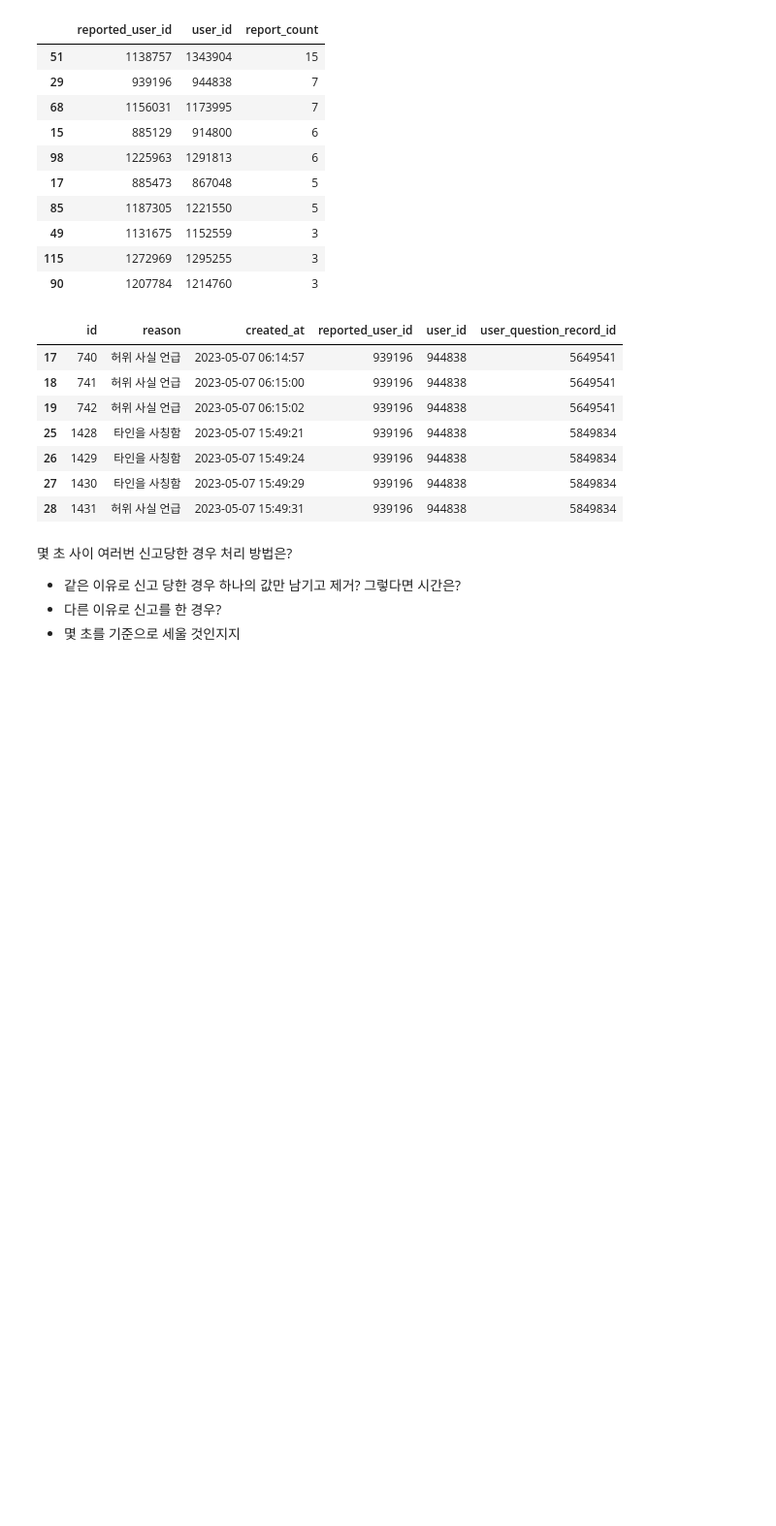
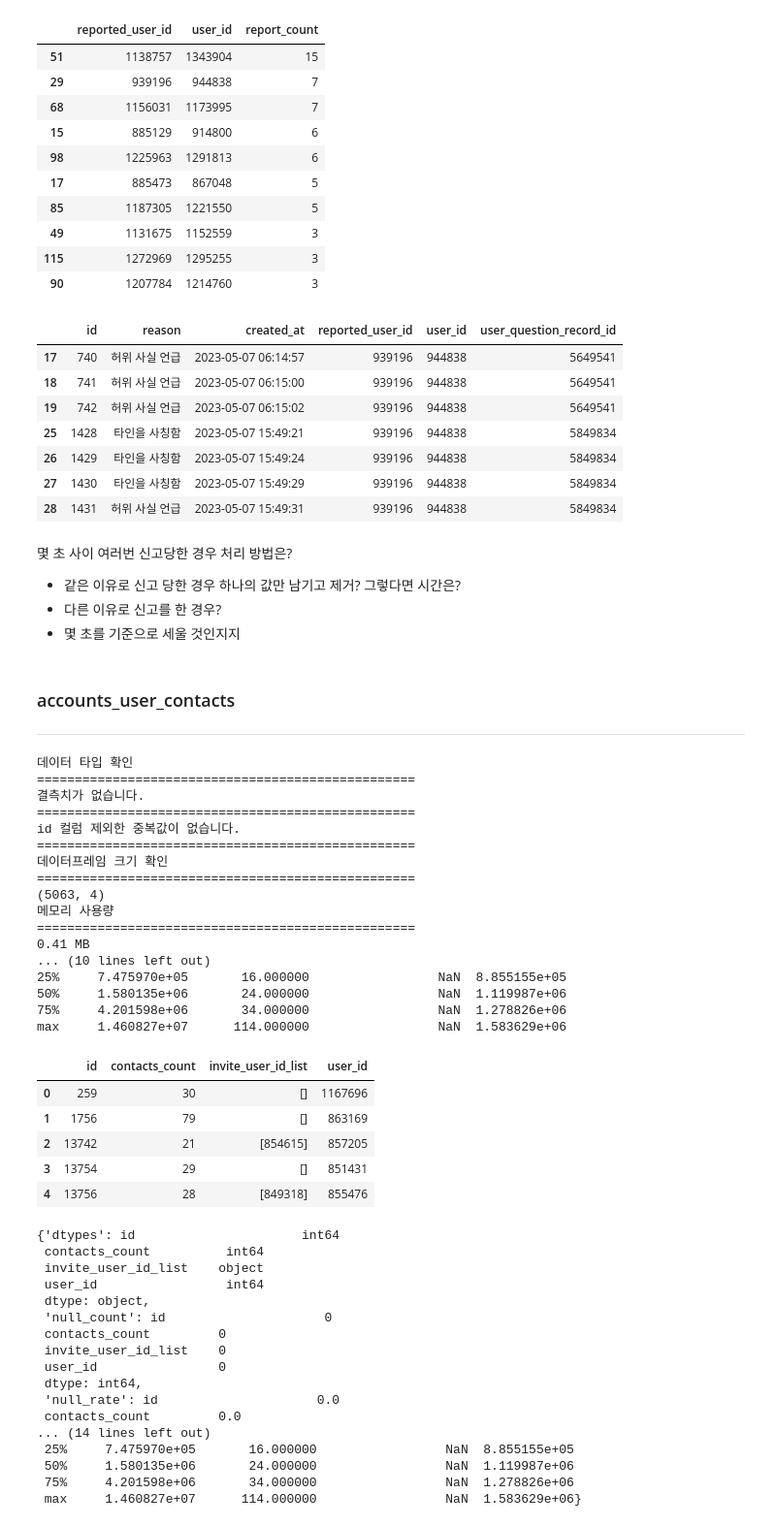
Before and after one commit to seung127/codeit_project, a Jupyter notebook: codeit-project-docker/사전작업_진행중.ipynb, the cells around one changed output. Shown at 97% size. Drawn from its saved outputs; the diff is of its cells as text; code cells hidden in the pictures; blank space fills up the shorter version.

```diff
--- a/codeit-project-docker/사전작업_진행중.ipynb
+++ b/codeit-project-docker/사전작업_진행중.ipynb
@@ -254,7 +254,7 @@ def check_data_info(df, verbose=True):
 
     # 결측치 개수 및 비율
     null_count = df.isnull().sum()
-    null_rate = df.isnull().mean() * 100
+    null_rate = round(df.isnull().mean() * 100,3)
 
     result['null_count'] = null_count
     result['null_rate'] = null_rate
@@ -270,7 +270,7 @@ def check_data_info(df, verbose=True):
     # 중복 체크
     if 'id' in df.columns:
         dup_count = df.drop(columns=['id']).duplicated().sum()
-        dup_rate = df.drop(columns=['id']).duplicated().mean() * 100
+        dup_rate = round(df.drop(columns=['id']).duplicated().mean() * 100,3)
         result['duplicate_excl_id'] = {'count': dup_count, 'rate': dup_rate}
         if verbose and dup_count > 0:
             print("id 컬럼 제외한 중복값 확인\n" + "="*50)
@@ -282,7 +282,7 @@ def check_data_info(df, verbose=True):
 
     else:
         dup_count = df.duplicated().sum()
-        dup_rate = df.duplicated().mean() * 100
+        dup_rate = round(df.duplicated().mean() * 100,3)
         result['duplicate_all'] = {'count': dup_count, 'rate': dup_rate}
         if verbose and dup_count > 0:
             print("전체 중복값 확인\n" + "="*50)
@@ -307,6 +307,9 @@ def check_data_info(df, verbose=True):
         print("기본 통계량\n" + "="*50)
         print(result['describe'])
 
+    # 데이터 일부분 확인
+    display(df.head())
+
     return result
 # %% [markdown]
 ### events
@@ -659,3 +690,49 @@ df_dict["accounts_timelinereport"][(df_dict["accounts_timelinereport"].reported_
 - 같은 이유로 신고 당한 경우 하나의 값만 남기고 제거? 그렇다면 시간은?
 - 다른 이유로 신고를 한 경우?
 - 몇 초를 기준으로 세울 것인지지
+# %% [markdown]
+### accounts_user_contacts
+---
+# %%
+check_data_info(df_dict["accounts_user_contacts"])
+# %% [output]
+데이터 타입 확인
+==================================================
+결측치가 없습니다.
+==================================================
+id 컬럼 제외한 중복값이 없습니다.
+==================================================
+데이터프레임 크기 확인
+==================================================
+(5063, 4)
+메모리 사용량
+==================================================
+0.41 MB
+... (10 lines left out)
+25%     7.475970e+05       16.000000                 NaN  8.855155e+05
+50%     1.580135e+06       24.000000                 NaN  1.119987e+06
+75%     4.201598e+06       34.000000                 NaN  1.278826e+06
+max     1.460827e+07      114.000000                 NaN  1.583629e+06
+|  | id | contacts_count | invite_user_id_list | user_id |
+| 0 | 259 | 30 | [] | 1167696 |
+| 1 | 1756 | 79 | [] | 863169 |
+| 2 | 13742 | 21 | [854615] | 857205 |
+| 3 | 13754 | 29 | [] | 851431 |
+| 4 | 13756 | 28 | [849318] | 855476 |
+{'dtypes': id                      int64
+ contacts_count          int64
+ invite_user_id_list    object
+ user_id                 int64
+ dtype: object,
+ 'null_count': id                     0
+ contacts_count         0
+ invite_user_id_list    0
+ user_id                0
+ dtype: int64,
+ 'null_rate': id                     0.0
+ contacts_count         0.0
+... (14 lines left out)
+ 25%     7.475970e+05       16.000000                 NaN  8.855155e+05
+ 50%     1.580135e+06       24.000000                 NaN  1.119987e+06
+ 75%     4.201598e+06       34.000000                 NaN  1.278826e+06
+ max     1.460827e+07      114.000000                 NaN  1.583629e+06}
```
Also changed, not shown: parts of 11 cells of this notebook.
